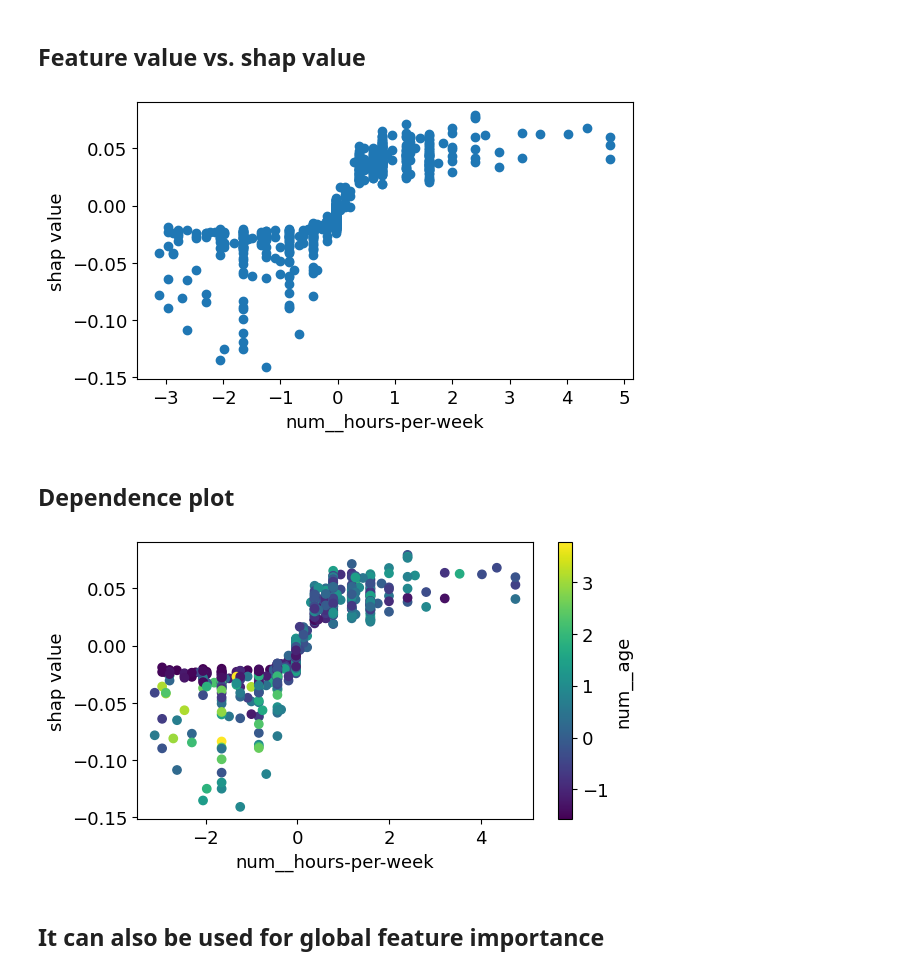
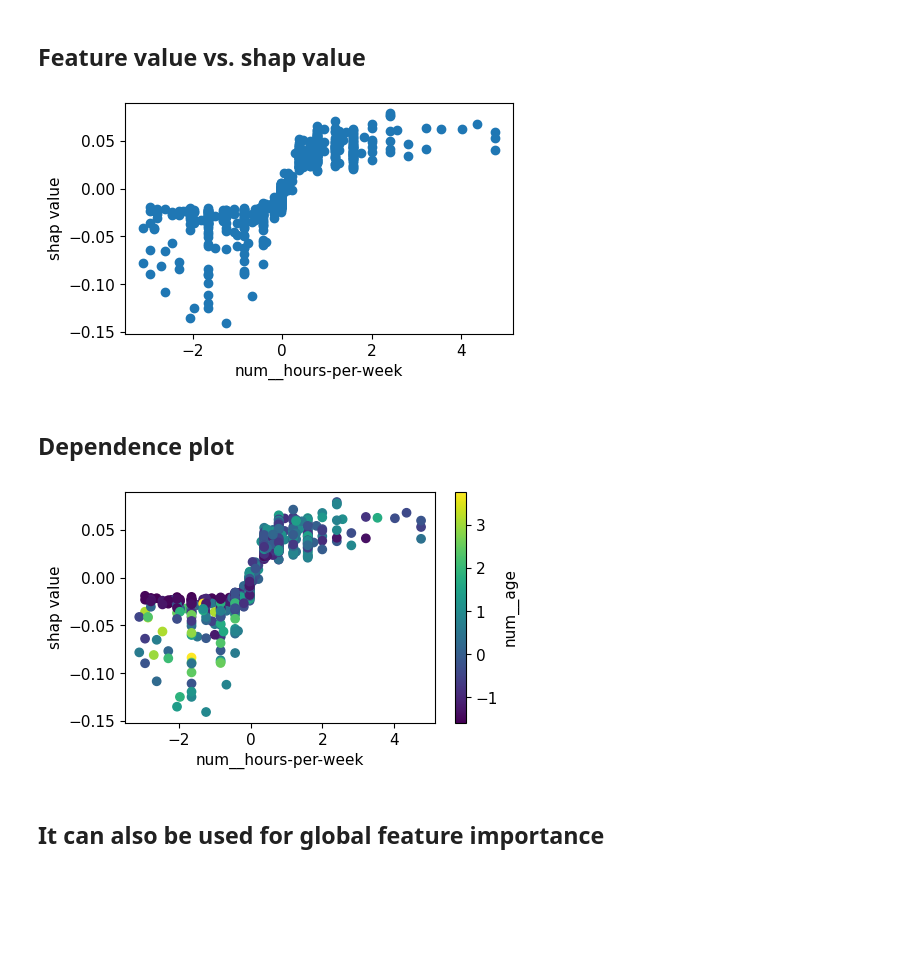
Before and after one commit to BrownDSI/DATA1030-Fall2023, a Jupyter notebook: week10 - interpretability/local.ipynb, the cells around one changed output. Cells and saved outputs as stored; diff of their text form; code cells hidden in the pictures; blank space fills up the shorter version.

```diff
--- a/week10 - interpretability/local.ipynb
+++ b/week10 - interpretability/local.ipynb
@@ -186,16 +186,16 @@ shap.force_plot(explainer.expected_value[0], shap_values[0][index,:], features =
 ## Feature value vs. shap value
 # %%
 import matplotlib
-matplotlib.rcParams.update({'font.size': 13})
+matplotlib.rcParams.update({'font.size': 11})
 ftr = 'num__hours-per-week'
 indx = np.argwhere(feature_names==ftr)
-plt.figure(figsize=(6.4,3.6))
+plt.figure(figsize=(5,3))
 plt.scatter(X_test_transformed[:1000,indx],shap_values[1][:,indx])
 plt.ylabel('shap value')
 plt.xlabel(ftr)
 plt.show()
 # %% [output]
-[figure, old version]
+[figure, new version]
 # %% [markdown]
 ## Dependence plot
 # %%
@@ -204,14 +204,14 @@ ftr2 = 'num__age'
 indx1 = np.argwhere(feature_names==ftr1)
 indx2 = np.argwhere(feature_names==ftr2)
 
-plt.figure(figsize=(6.4,3.6))
+plt.figure(figsize=(5,3))
 plt.scatter(X_test_transformed[:1000,indx1],shap_values[1][:,indx1],c=X_test_transformed[:1000,indx2])
 plt.ylabel('shap value')
 plt.xlabel(ftr1)
 plt.colorbar(label=ftr2)
 plt.show()
 # %% [output]
-[figure, old version]
+[figure, new version]
 # %% [markdown]
 ## It can also be used for global feature importance
 # %%
```
Also changed, not shown: parts of 1 cell of this notebook.
